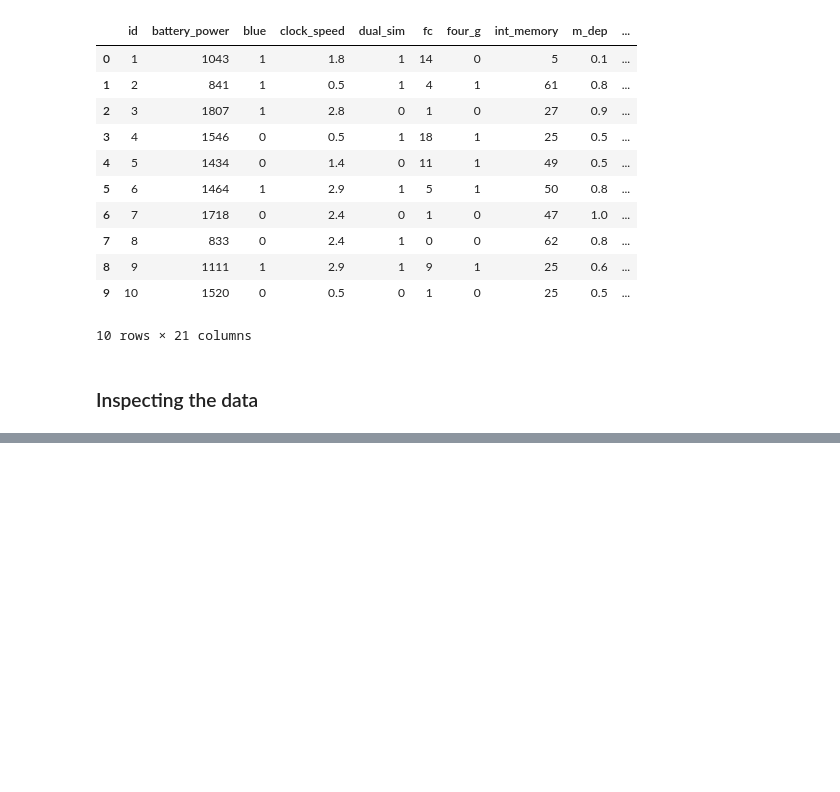
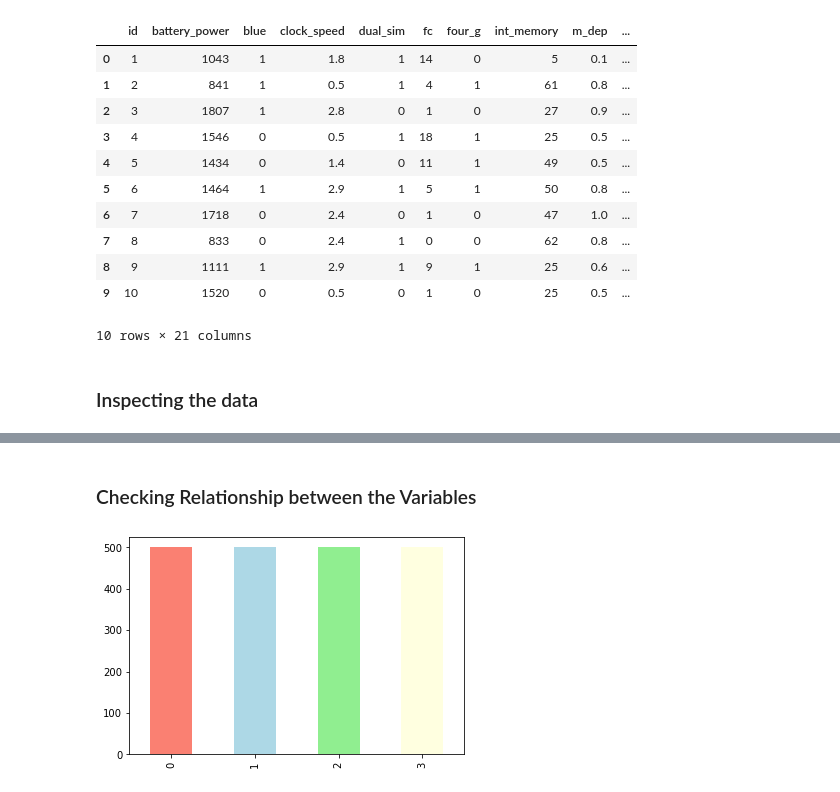
Before and after one commit to Charles2005/Mobile-Price-Classification, a Jupyter notebook: Files/Mobile-Price-Classication.ipynb, the cells around one changed output, grey strips where cells are left out. Saved outputs shown, nothing was run; the diff lists cells and outputs as text; code cells hidden in the pictures; blank space fills up the shorter version.

```diff
--- a/Files/Mobile-Price-Classication.ipynb
+++ b/Files/Mobile-Price-Classication.ipynb
@@ -129,0 +150,3 @@ dtype: int64
+# %%
+mobile_train["sc_a"] = mobile_train["sc_h"] * mobile_train["sc_w"]
+mobile_train.drop(["sc_h", "sc_w"], axis=1, inplace = True)
@@ -129,0 +174,6 @@ dtype: int64
+# %% [markdown]
+### Checking Relationship between the Variables
+# %%
+mobile_train["price_range"].value_counts().plot(kind="bar", color=["Salmon", "lightblue", "lightgreen", "lightyellow"]);
+# %% [output]
+[figure, added]
```
Also changed, not shown: parts of 20 cells of this notebook.
